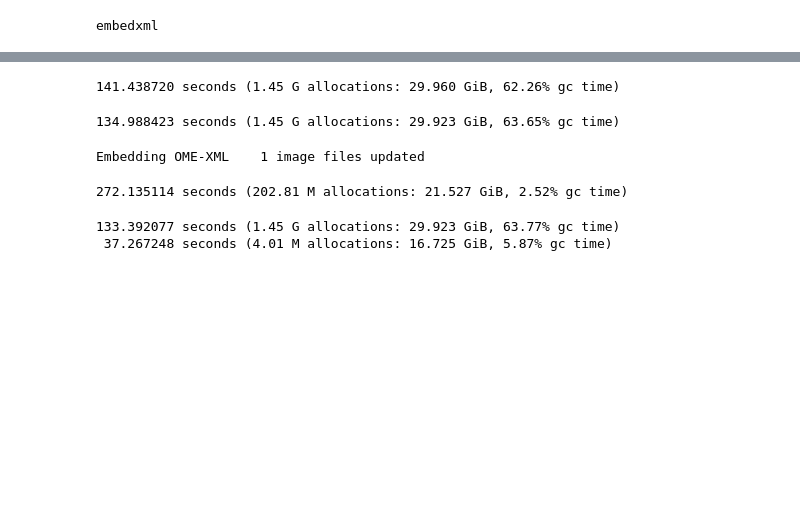
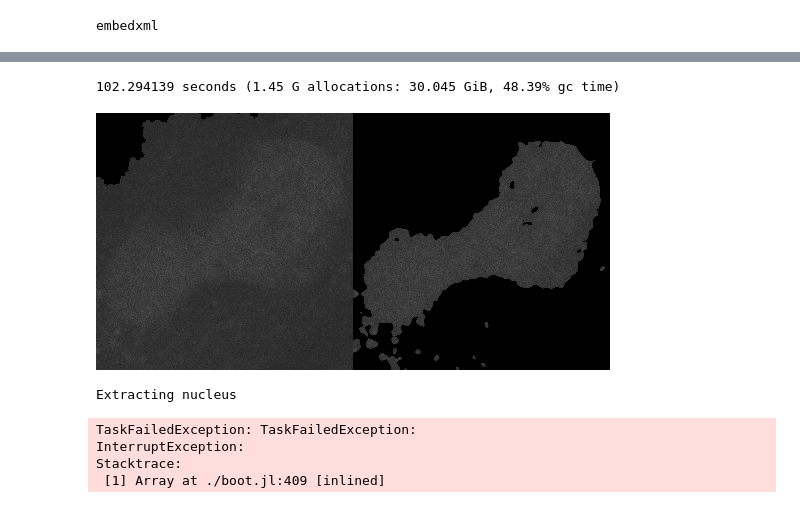
Before and after one commit to QBioLab/CountmRNA.jl, a Jupyter notebook: split_trackingII.ipynb, the cells around one changed output, grey strips where cells are left out. Drawn from its saved outputs; the diff is of its cells as text; code cells hidden in the pictures; blank space fills up the shorter version.

```diff
--- a/split_trackingII.ipynb
+++ b/split_trackingII.ipynb
@@ -283,8 +60,9 @@ tracks = walking(time_line_1, longlived_labels_1, livingtime_1);
 # %%
-@time d16s1_1 = pick_cells(d16s1, d16s1_longlived_maps, 1, tracks, longlived_labels_1, livingtime_1);
+@time cell_1 = pick_cells(d16s1, d16s1_longlived_maps, 1, tracks, longlived_labels_1,
+                            livingtime_1);
 # %% [output]
-141.438720 seconds (1.45 G allocations: 29.960 GiB, 62.26% gc time)
+102.294139 seconds (1.45 G allocations: 30.045 GiB, 48.39% gc time)
-# %%
-@time d16s1_2 = pick_cells(d16s1, d16s1_longlived_maps, 2, tracks, longlived_labels_1, livingtime_1);
-# %% [output]
-134.988423 seconds (1.45 G allocations: 29.923 GiB, 63.65% gc time)
+# %%
+[Gray.(cell_1[128:end-128,128:end-128,14].*100)  Gray.(cell_1[128:end-128,128:end-128,14].*(imfilter(cell_1[128:end-128,128:end-128, 15], Kernel.gaussian((2,2))).>yen_).*100)]
+# %% [output]
+[figure, added]
@@ -291,19 +84,10 @@ tracks = walking(time_line_1, longlived_labels_1, livingtime_1);
 # %%
-@time save("d16s1_2.tiff", N0f16.(d16s1_2));
-embedxml(512, 512, 20, 138, "d16s1_2.tiff")
+@time d16s1_1_nu, d16s1_1_th = extract3dnucleus(cell_1);
+@time save("d16s1_1_otsu.tiff", N0f16.(d16s1_1_nu));
+embedxml(512, 512, 20, 138, "d16s1_1_otsu_gs.tiff")
 # %% [output]
-Embedding OME-XML    1 image files updated
+Extracting nucleus
+TaskFailedException: TaskFailedException:
+InterruptException:
+Stacktrace:
+ [1] Array at ./boot.jl:409 [inlined]
-# %%
-@time for i in 1:138*20
-    d16s1_2[:,:,i] = mapwindow(median!, d16s1_2[:, :, i], (5, 5));
-end
-# %% [output]
-272.135114 seconds (202.81 M allocations: 21.527 GiB, 2.52% gc time)
-# %%
-@time d16s1_2 = pick_cells(d16s1, d16s1_longlived_maps, 2, tracks, longlived_labels_1, livingtime_1);
-@time for i in 1:138*20
-    d16s1_2[:,:,i] = imfilter( d16s1_2[:, :, i], Kernel.gaussian(3), );
-end
-# %% [output]
-133.392077 seconds (1.45 G allocations: 29.923 GiB, 63.77% gc time)
- 37.267248 seconds (4.01 M allocations: 16.725 GiB, 5.87% gc time)
```
Also changed, not shown: parts of 46 cells of this notebook, 4 other files.
